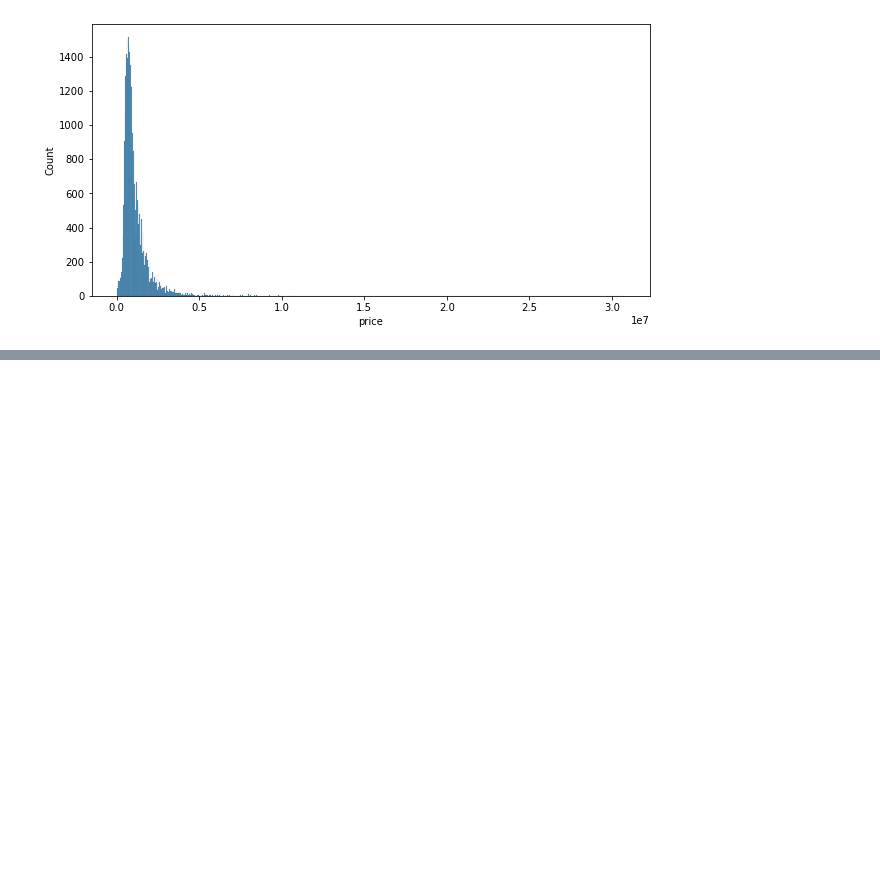
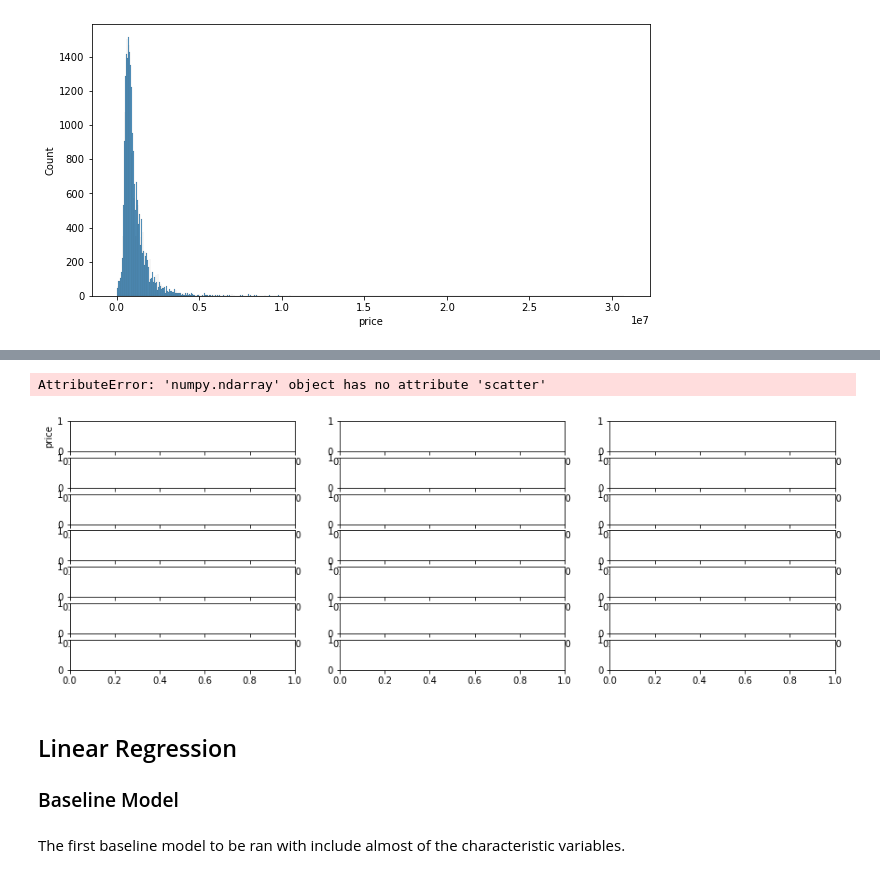
Before and after one commit to ldwilker10/dsc-phase-2-project-v2-5, a Jupyter notebook: Primary_Draft.ipynb, the cells around one changed output, grey strips where cells are left out. Drawn from its saved outputs; the diff is of its cells as text; code cells hidden in the pictures; blank space fills up the shorter version.

```diff
--- a/Primary_Draft.ipynb
+++ b/Primary_Draft.ipynb
@@ -341,0 +484,12 @@ plt.show()
+# %%
+# Creating scatter plots with features on the x-axis and 'price' on y-axis
+fig, axes = plt.subplots(7,3, figsize=(15,5))
+axes[0,0].set_ylabel("price")
+
+for i, col in enumerate(kc_encoded.drop("price", axis=1).columns):
+    ax = axes[i]
+    ax.scatter(kc_encoded[col], kc_encoded["price"], alpha=0.2)
+    ax.set_xlabel(col)
+# %% [output]
+AttributeError: 'numpy.ndarray' object has no attribute 'scatter'
+[figure, added]
@@ -341,0 +529,5 @@ plt.show()
+# %% [markdown]
+## Linear Regression
+### Baseline Model
+# %% [markdown]
+The first baseline model to be ran with include almost of the characteristic variables.
```
Also changed, not shown: parts of 26 cells of this notebook, 1 other file.
